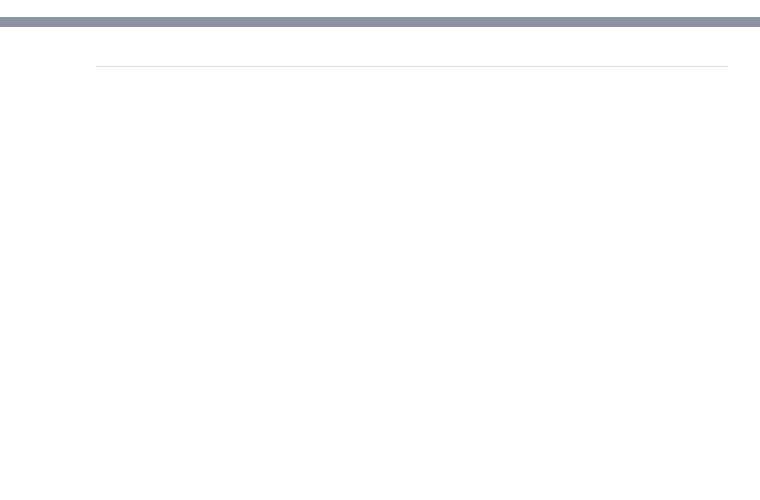
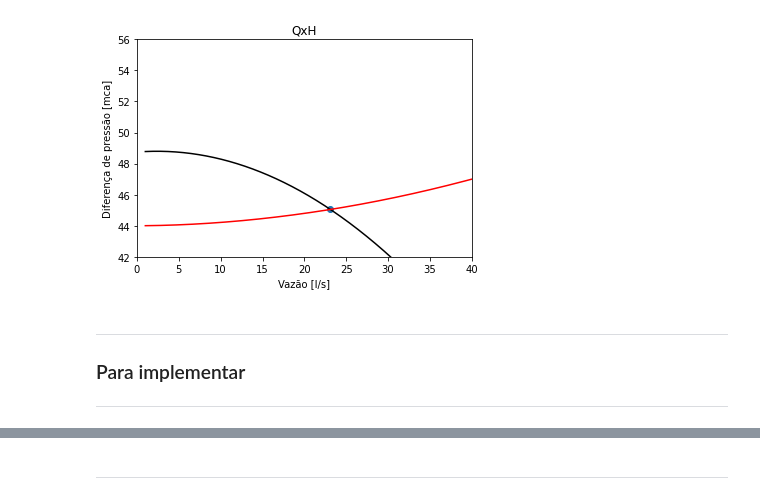
Before and after one commit to Gartarok/Projetos_py, a Jupyter notebook: HPump- VFD.ipynb, the cells around one changed output, grey strips where cells are left out. Saved outputs shown, nothing was run; the diff lists cells and outputs as text; code cells hidden in the pictures; blank space fills up the shorter version.

```diff
--- a/HPump- VFD.ipynb
+++ b/HPump- VFD.ipynb
@@ -87,0 +193,18 @@ fig.show()
+# %%
+#Gráfico da nova curva
+plt.plot(x,bomba_rotnova, c='Black')
+plt.plot(x,h_total_nominal, c='Red')
+plt.scatter(x[Z],bomba_rotnova[Z])
+
+plt.xlabel('Vazão [l/s]')
+plt.ylabel('Diferença de pressão [mca]')
+plt.xlim(0, 40);
+plt.ylim(42, 56);
+plt.title('QxH')
+plt.show()
+# %% [output]
+[figure, added]
+# %% [markdown]
+-------------------------------------------------
+### Para implementar
+---------------------------------------
```
Also changed, not shown: parts of 22 cells of this notebook.
